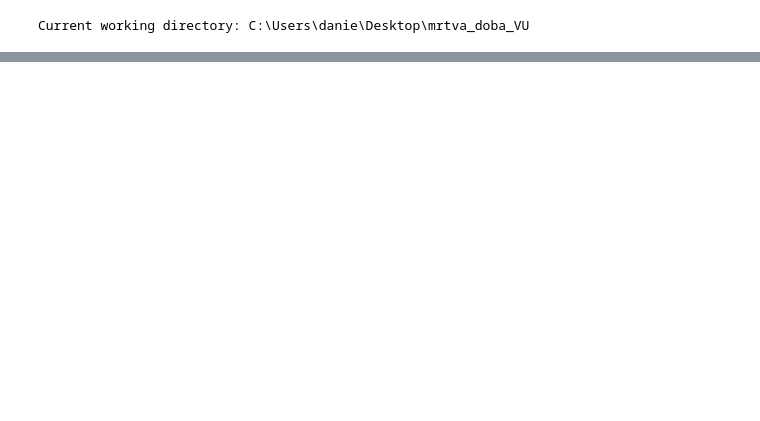
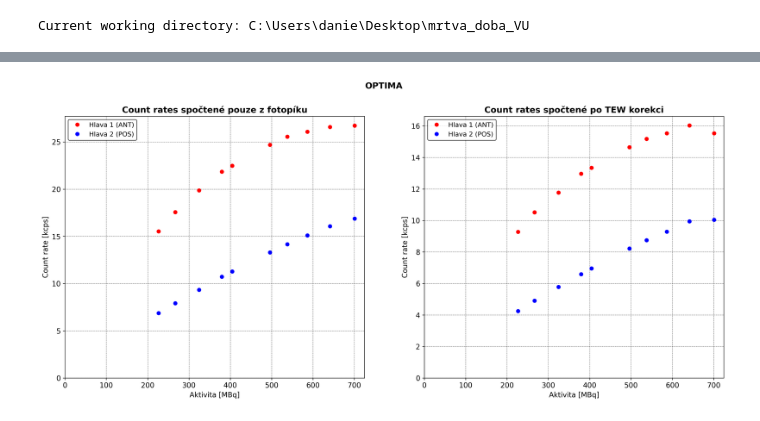
Before and after one commit to ptaceda/mrtva_doba_VU, a Jupyter notebook: prvotni_zpracovani_vysledku.ipynb, the cells around one changed output, grey strips where cells are left out. Saved outputs shown, nothing was run; the diff lists cells and outputs as text; code cells hidden in the pictures; blank space fills up the shorter version.

```diff
--- a/prvotni_zpracovani_vysledku.ipynb
+++ b/prvotni_zpracovani_vysledku.ipynb
@@ -312,0 +313,81 @@ dt_fig.Figure.savefig(os.path.join(discovery_folder, 'grafy_mrtve_doby_Discovery
+# %%
+# OPTIMA DATA mrtve doby
+
+from dicom_file_separator import separate_dicom_file
+from tew_correction import tew_correction
+import numpy as np
+
+
+
+optima_folder = 'Optima'
+optima_mds = sorted(glob(os.path.join(optima_folder, 'MD*')))
+
+# je nutne si preddefinovat obrazek predem
+dt_fig = Graf_1_2(12, "OPTIMA",
+               "Count rates spočtené pouze z fotopíku", "Aktivita [MBq]", "Count rate [kcps]",
+               "Count rates spočtené po TEW korekci", "Aktivita [MBq]", "Count rate [kcps]",
+               (20, 8))
+
+# arraye pro doplňování Countrates
+cr_1_no_corr_array = []
+cr_2_no_corr_array = []
+cr_1_tew_corr_array = []
+cr_2_tew_corr_array = []
+
+for md in discovery_mds:
+    ### nejprve rozhazeni jednotlivych dat
+    dead_time_path = glob(os.path.join(md, 'MD_*.dcm'))[0]
+    pozadi_path = glob(os.path.join(md, 'Pozadi_*.dcm'))[0]
+
+    dt_data = separate_dicom_file(dead_time_path)
+    bg_data = separate_dicom_file(pozadi_path)
+
+    dt_acq_time = dt_data["Acq_time"]
+    bg_acq_time = bg_data["Acq_time"]
+    datum = dt_data["Acq_date"]
+    aktivita = aktivity[datum]
+
+    dt_1_no_corr = dt_data["Head1_EM"]
+    bg_1_no_corr = bg_data["Head1_EM"]
+
+    dt_1_tew_corr = tew_correction(dt_data["Head1_EM"], dt_data["Head1_SC1"], dt_data["Head1_SC2"])
+    bg_1_tew_corr = tew_correction(bg_data["Head1_EM"], bg_data["Head1_SC1"], bg_data["Head1_SC2"])
+
+    dt_2_no_corr = dt_data["Head2_EM"]
+    bg_2_no_corr = bg_data["Head2_EM"]
+
+    dt_2_tew_corr = tew_correction(dt_data["Head2_EM"], dt_data["Head2_SC1"], dt_data["Head2_SC2"])
+    bg_2_tew_corr = tew_correction(bg_data["Head2_EM"], bg_data["Head2_SC1"], bg_data["Head2_SC2"])
+
+    ### ----
+    ### vypocty count rates
+
+    cr_1_no_corr = np.sum(dt_1_no_corr)/dt_acq_time - np.sum(bg_1_no_corr)/bg_acq_time
+    cr_1_no_corr_array.append(cr_1_no_corr*0.001)
+
+    cr_2_no_corr = np.sum(dt_2_no_corr)/dt_acq_time - np.sum(bg_2_no_corr)/bg_acq_time
+    cr_2_no_corr_array.append(cr_2_no_corr*0.001)
+
+    cr_1_tew_corr = np.sum(dt_1_tew_corr)/dt_acq_time - np.sum(bg_1_tew_corr)/bg_acq_time
+    cr_1_tew_corr_array.append(cr_1_tew_corr*0.001)
+
+    cr_2_tew_corr = np.sum(dt_2_tew_corr)/dt_acq_time - np.sum(bg_2_tew_corr)/bg_acq_time
+    cr_2_tew_corr_array.append(cr_2_tew_corr*0.001)
+
+### ----
+### vyploteni do obrazku
+dt_fig.fig[0].plot(aktivity.values(), cr_1_no_corr_array, "o", color = "red", label = "Hlava 1 (ANT)")
+dt_fig.fig[0].plot(aktivity.values(), cr_2_no_corr_array, "o", color = "blue", label = "Hlava 2 (POS)")
+dt_fig.fig[0].legend(loc = 'best', edgecolor = 'black', fontsize = 11)
+dt_fig.fig[0].set_xlim(0,None)
+dt_fig.fig[0].set_ylim(0,None)
+
+dt_fig.fig[1].plot(aktivity.values(), cr_1_tew_corr_array, "o", color = "red", label = "Hlava 1 (ANT)")
+dt_fig.fig[1].plot(aktivity.values(), cr_2_tew_corr_array, "o", color = "blue", label = "Hlava 2 (POS)")
+dt_fig.fig[1].legend(loc = 'best', edgecolor = 'black', fontsize = 11)
+dt_fig.fig[1].set_xlim(0,None)
+dt_fig.fig[1].set_ylim(0,None)
+
+dt_fig.Figure.savefig(os.path.join(optima_folder, 'grafy_mrtve_doby_Optima.jpg'), bbox_inches = "tight")
+# %% [output]
+[figure, added]
```
Also changed, not shown: parts of 1 cell of this notebook.
